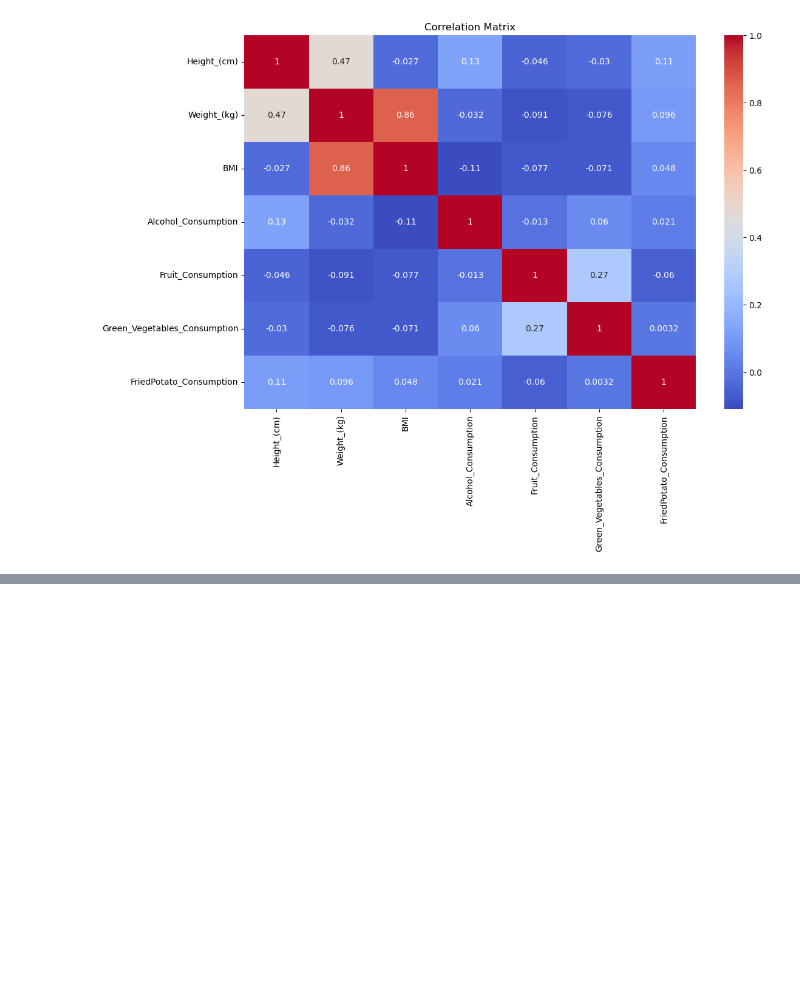
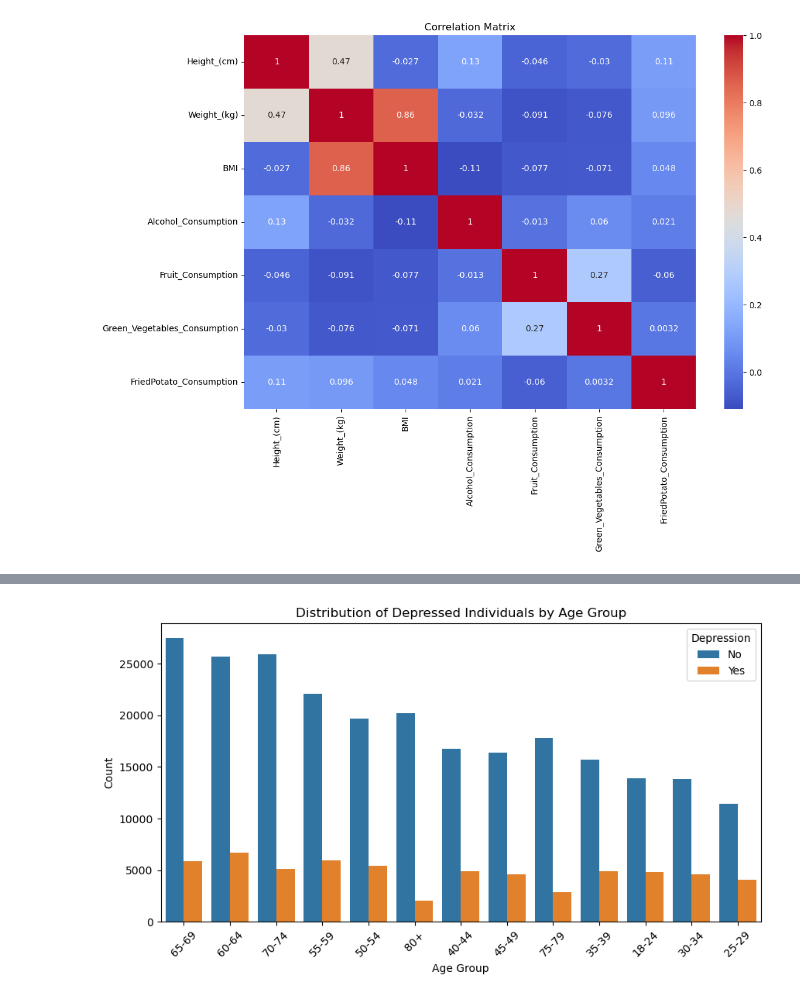
Before and after one commit to hornstarz/Project-4---Machine-Learning, a Jupyter notebook: Project 4 code.ipynb, the cells around one changed output, grey strips where cells are left out. Saved outputs shown, nothing was run; the diff lists cells and outputs as text; code cells hidden in the pictures; blank space fills up the shorter version.

```diff
--- a/Project 4 code.ipynb
+++ b/Project 4 code.ipynb
@@ -190,0 +209,11 @@ plt.show()
+# %%
+plt.figure(figsize=(10,5))
+sns.countplot(data=df, x='Age_Category', hue='Depression', order=df['Age_Category'].value_counts().index)
+plt.xlabel("Age Group")
+plt.ylabel("Count")
+plt.title("Distribution of Depressed Individuals by Age Group")
+plt.xticks(rotation=45)
+plt.legend(title="Depression")
+plt.show()
+# %% [output]
+[figure, added]
```
Also changed, not shown: parts of 8 cells of this notebook.
